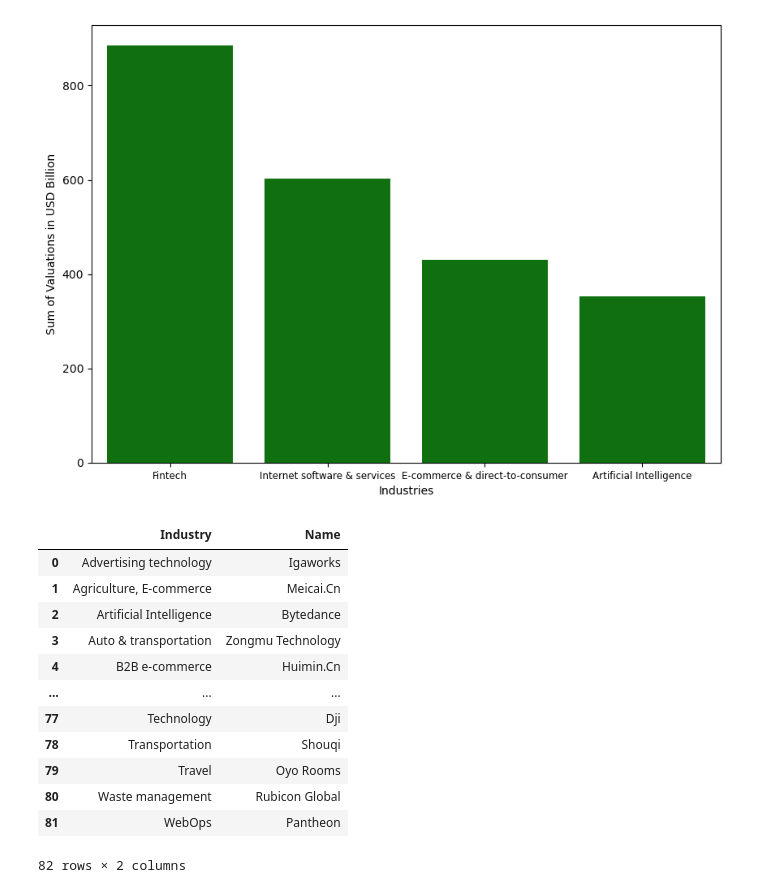
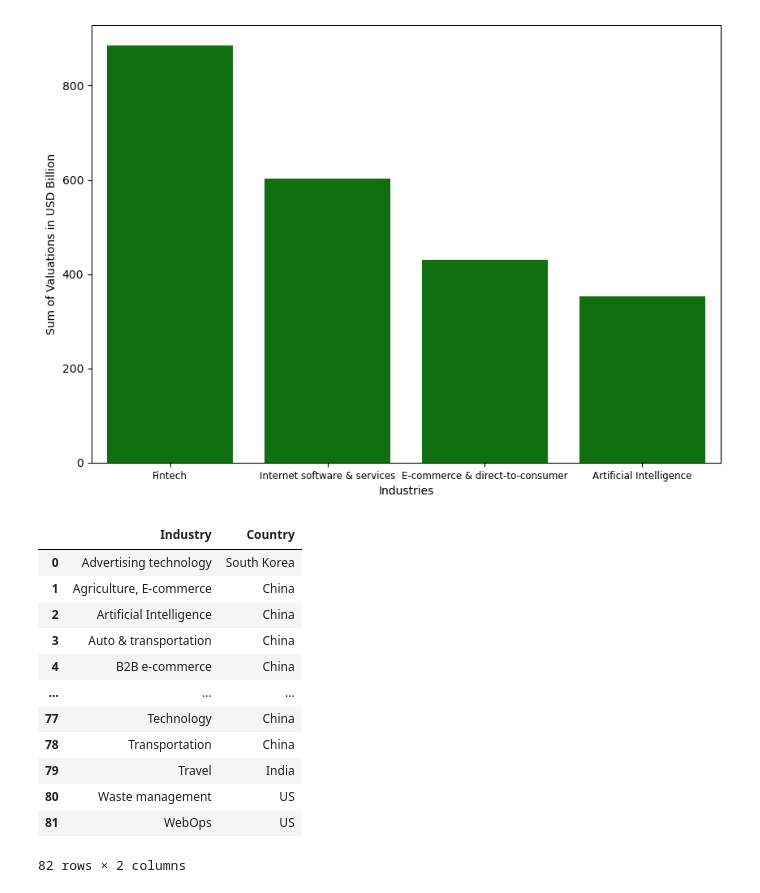
Before and after one commit to Frans-Grau/Project4-WebScrap, a Jupyter notebook: Insights/Unicorns.ipynb, the cells around one changed output. Drawn from its saved outputs; the diff is of its cells as text; code cells hidden in the pictures.

```diff
--- a/Insights/Unicorns.ipynb
+++ b/Insights/Unicorns.ipynb
@@ -85,3 +90,17 @@ Text(0, 0.5, 'Sum of Valuations in USD Billion')
 # %%
-### Top Unicorn per industry
-table = pd.pivot_table(unicorns, index="Industry", values="Name", aggfunc="first")
+### Top Industry x Country
+TopUxC = pd.pivot_table(unicorns, index="Industry", values="Country", aggfunc="first").reset_index()
+# %% [output]
+|  | Industry | Country |
+| 0 | Advertising technology | South Korea |
+| 1 | Agriculture, E-commerce | China |
+| 2 | Artificial Intelligence | China |
+| 3 | Auto & transportation | China |
+| 4 | B2B e-commerce | China |
+| ... | ... | ... |
+| 77 | Technology | China |
+| 78 | Transportation | China |
+| 79 | Travel | India |
+| 80 | Waste management | US |
+| 81 | WebOps | US |
+82 rows × 2 columns
@@ -90,16 +106,0 @@ table = table.reset_index()
-# %%
-table
-# %% [output]
-|  | Industry | Name |
-| 0 | Advertising technology | Igaworks |
-| 1 | Agriculture, E-commerce | Meicai.Cn |
-| 2 | Artificial Intelligence | Bytedance |
-| 3 | Auto & transportation | Zongmu Technology |
-| 4 | B2B e-commerce | Huimin.Cn |
-| ... | ... | ... |
-| 77 | Technology | Dji |
-| 78 | Transportation | Shouqi |
-| 79 | Travel | Oyo Rooms |
-| 80 | Waste management | Rubicon Global |
-| 81 | WebOps | Pantheon |
-82 rows × 2 columns
```
Also changed, not shown: parts of 3 cells of this notebook.
